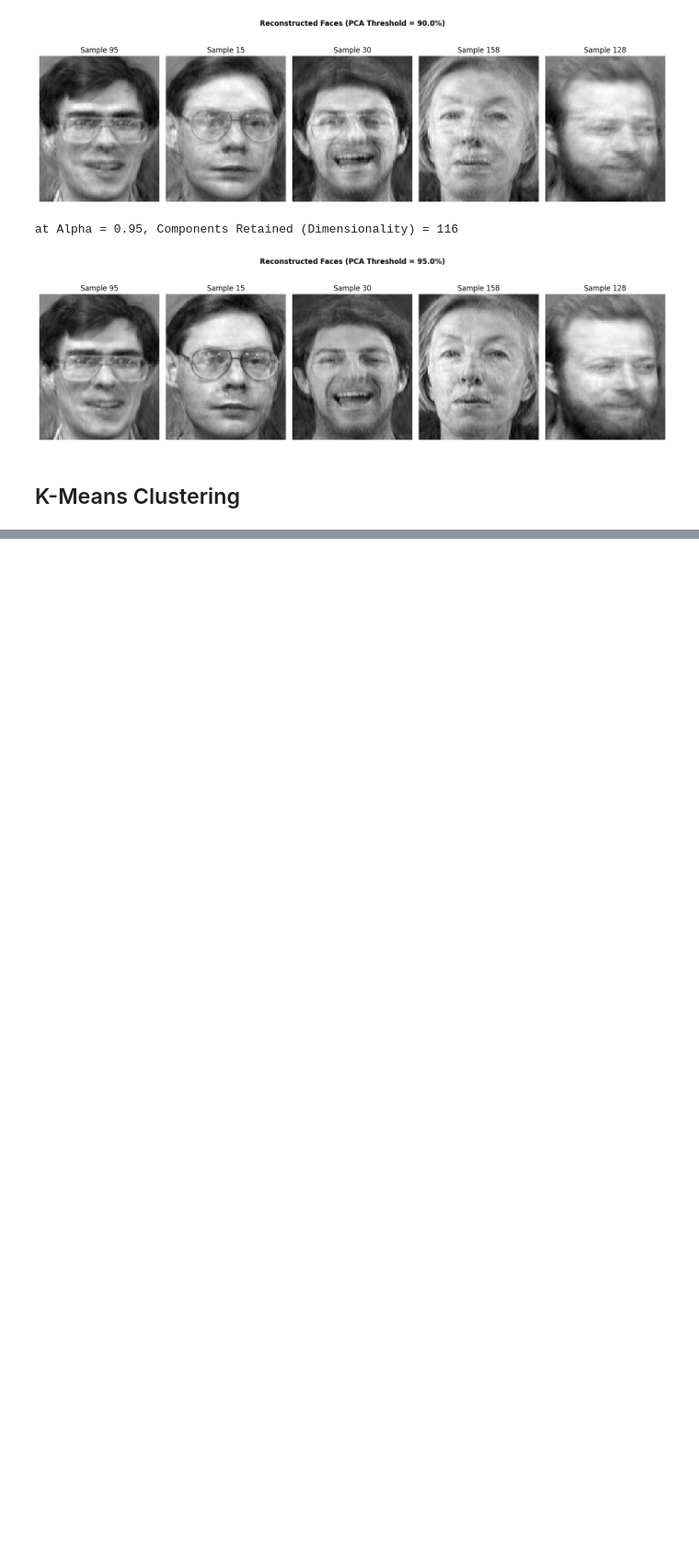
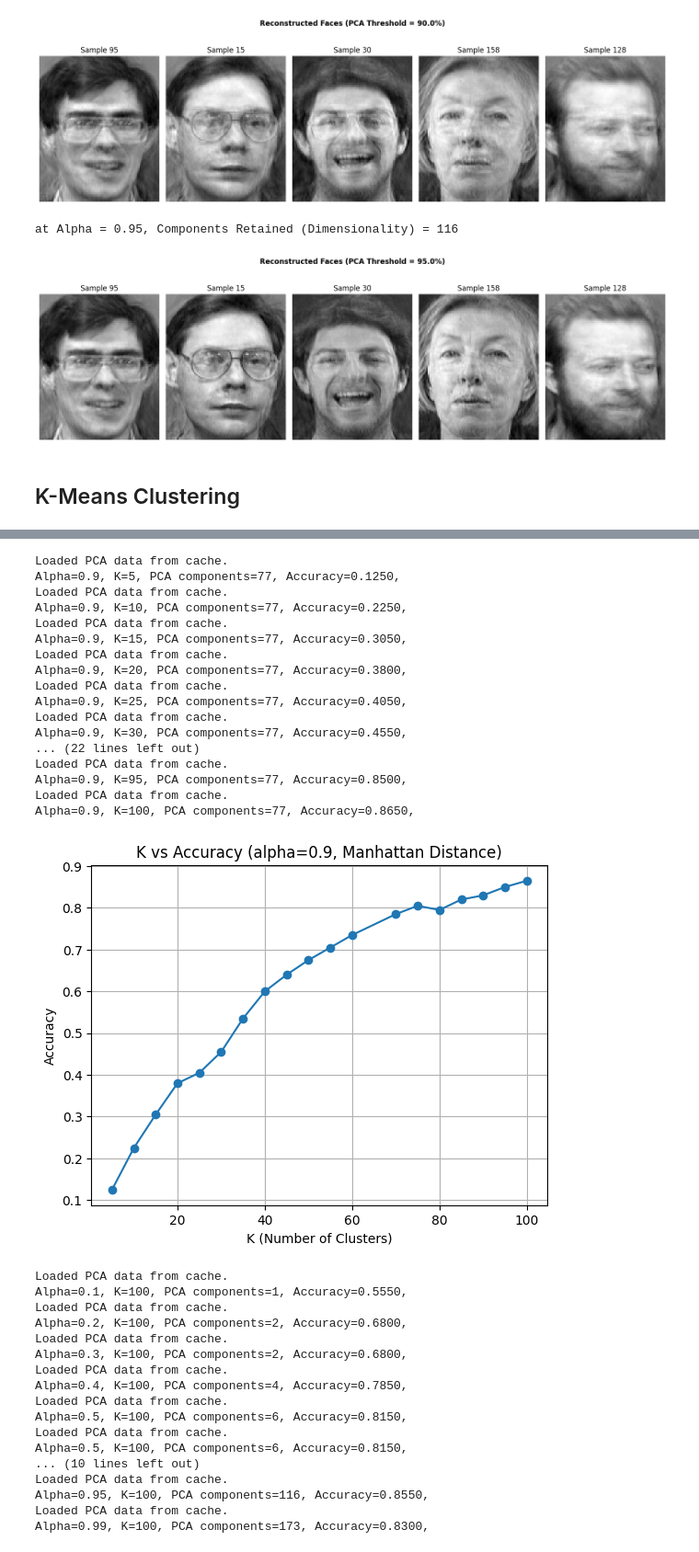
Before and after one commit to ahmedyoussefg/Face-Recognition-ORL, a Jupyter notebook: face_recognition.ipynb, the cells around one changed output, grey strips where cells are left out. Shown: that part at 92% size. Cells and saved outputs as stored; diff of their text form; code cells hidden in the pictures; blank space fills up the shorter version.

Commit message:
add plots

```diff
--- a/face_recognition.ipynb
+++ b/face_recognition.ipynb
@@ -324,0 +311,75 @@ Alpha=0.9, K=40, PCA components=77, Accuracy=0.6300,
+# %%
+import matplotlib.pyplot as plt
+
+def kmean_analysis(X, y):
+
+    k_values = [5, 10, 15, 20, 25, 30,35, 40,45, 50, 55, 60,70, 75, 80, 85, 90, 95, 100]
+    alpha_values = [0.1,0.2,0.3,0.4,0.5,0.5,0.6,0.7, 0.8, 0.85, 0.9, 0.95, 0.99]
+
+    random_seed = 42
+
+    acc_vs_k = []
+    for K in k_values:
+        accuracy, _ = kmeans_predict(X, y, alpha=0.82, K=K, random_seed=random_seed, distance_strategy=ManhattanDistance)
+        acc_vs_k.append(accuracy)
+
+    # Plot Accuracy vs K
+    plt.figure()
+    plt.plot(k_values, acc_vs_k, marker='o')
+    plt.xlabel('K (Number of Clusters)')
+    plt.ylabel('Accuracy')
+    plt.title('K vs Accuracy (alpha=0.9, Manhattan Distance)')
+    plt.grid(True)
+    plt.show()
+
+    acc_vs_alpha = []
+    for alpha in alpha_values:
+        accuracy, _ = kmeans_predict(X, y, alpha=alpha, K=100, random_seed=random_seed, distance_strategy=ManhattanDistance)
+        acc_vs_alpha.append(accuracy)
+
+    # Plot Accuracy vs Alpha
+    plt.figure()
+    plt.plot(alpha_values, acc_vs_alpha, marker='o')
+    plt.xlabel('Alpha (PCA Threshold)')
+    plt.ylabel('Accuracy')
+    plt.title('Alpha vs Accuracy (K=100, Manhattan Distance)')
+    plt.grid(True)
+    plt.show()
+kmean_analysis(X_train, y_train)
+kmean_analysis(X_test, y_test)
+# %% [output]
+Loaded PCA data from cache.
+Alpha=0.9, K=5, PCA components=77, Accuracy=0.1250,
+Loaded PCA data from cache.
+Alpha=0.9, K=10, PCA components=77, Accuracy=0.2250,
+Loaded PCA data from cache.
+Alpha=0.9, K=15, PCA components=77, Accuracy=0.3050,
+Loaded PCA data from cache.
+Alpha=0.9, K=20, PCA components=77, Accuracy=0.3800,
+Loaded PCA data from cache.
+Alpha=0.9, K=25, PCA components=77, Accuracy=0.4050,
+Loaded PCA data from cache.
+Alpha=0.9, K=30, PCA components=77, Accuracy=0.4550,
+... (22 lines left out)
+Loaded PCA data from cache.
+Alpha=0.9, K=95, PCA components=77, Accuracy=0.8500,
+Loaded PCA data from cache.
+Alpha=0.9, K=100, PCA components=77, Accuracy=0.8650,
+[figure, added]
+Loaded PCA data from cache.
+Alpha=0.1, K=100, PCA components=1, Accuracy=0.5550,
+Loaded PCA data from cache.
+Alpha=0.2, K=100, PCA components=2, Accuracy=0.6800,
+Loaded PCA data from cache.
+Alpha=0.3, K=100, PCA components=2, Accuracy=0.6800,
+Loaded PCA data from cache.
+Alpha=0.4, K=100, PCA components=4, Accuracy=0.7850,
+Loaded PCA data from cache.
+Alpha=0.5, K=100, PCA components=6, Accuracy=0.8150,
+Loaded PCA data from cache.
+Alpha=0.5, K=100, PCA components=6, Accuracy=0.8150,
+... (10 lines left out)
+Loaded PCA data from cache.
+Alpha=0.95, K=100, PCA components=116, Accuracy=0.8550,
+Loaded PCA data from cache.
+Alpha=0.99, K=100, PCA components=173, Accuracy=0.8300,
```
Also changed, not shown: parts of 3 cells of this notebook.
